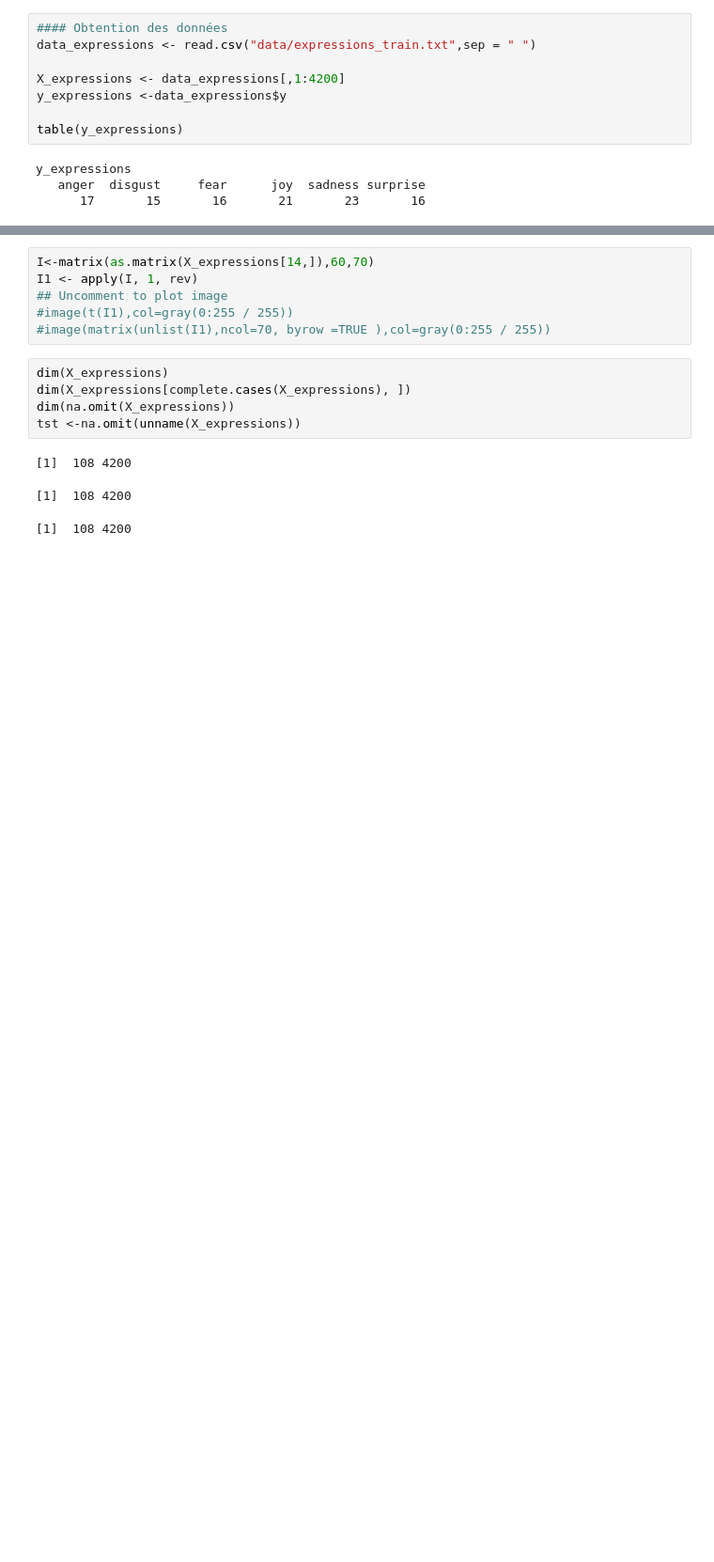
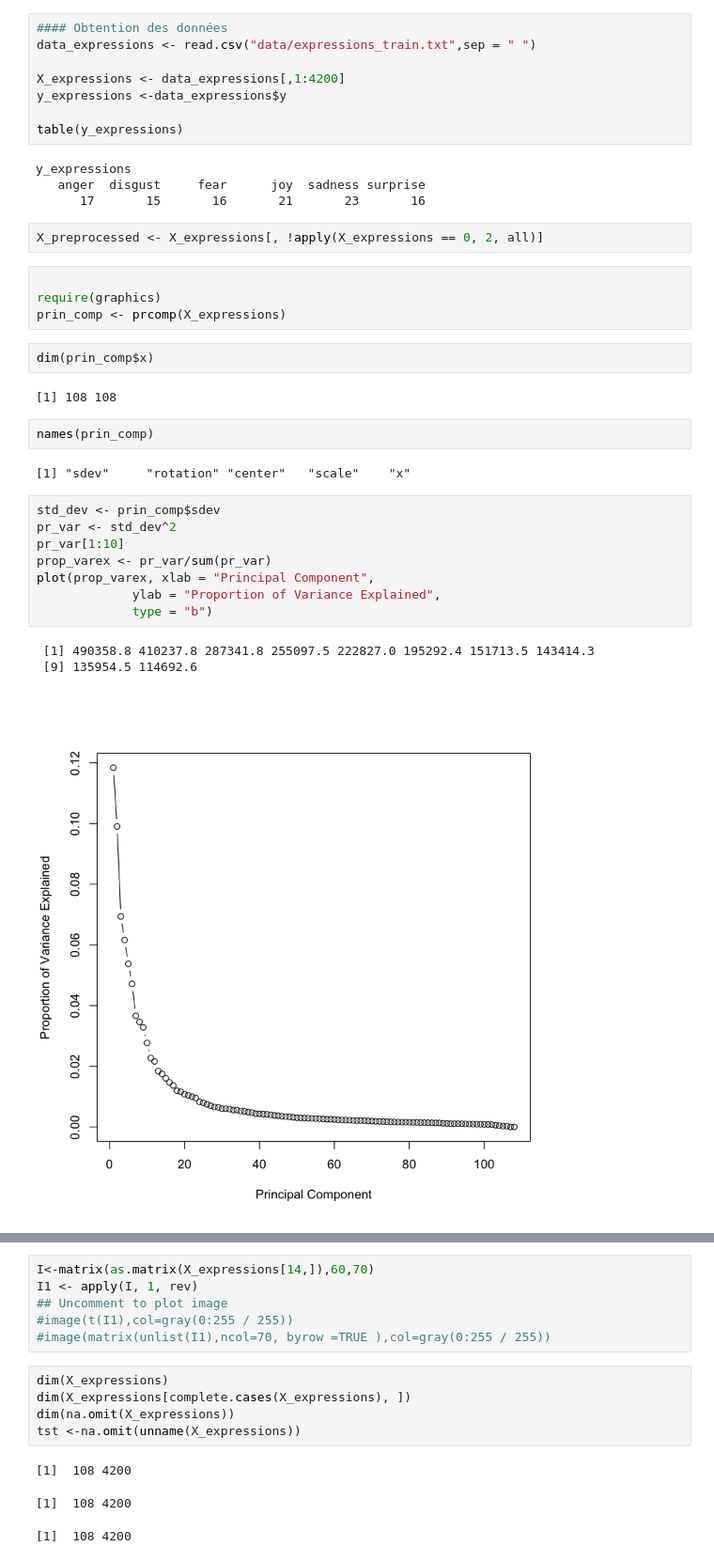
Before and after one commit to jbdouet/SY19_Project2, a Jupyter notebook: XGBOOST implementation .ipynb, the cells around one changed output, grey strips where cells are left out. Shown at 94% size. Cells and saved outputs as stored; diff of their text form; blank space fills up the shorter version.

```diff
--- a/XGBOOST implementation .ipynb
+++ b/XGBOOST implementation .ipynb
@@ -19,3 +21,29 @@ table(y_expressions)
 y_expressions
    anger  disgust     fear      joy  sadness surprise
       17       15       16       21       23       16
+# %%
+X_preprocessed <- X_expressions[, !apply(X_expressions == 0, 2, all)]
+# %%
+
+require(graphics)
+prin_comp <- prcomp(X_expressions)
+# %%
+dim(prin_comp$x)
+# %% [output]
+[1] 108 108
+# %%
+names(prin_comp)
+# %% [output]
+[1] "sdev"     "rotation" "center"   "scale"    "x"
+# %%
+std_dev <- prin_comp$sdev
+pr_var <- std_dev^2
+pr_var[1:10]
+prop_varex <- pr_var/sum(pr_var)
+plot(prop_varex, xlab = "Principal Component",
+             ylab = "Proportion of Variance Explained",
+             type = "b")
+# %% [output]
+ [1] 490358.8 410237.8 287341.8 255097.5 222827.0 195292.4 151713.5 143414.3
+ [9] 135954.5 114692.6
+[figure, added]
```
Also changed, not shown: parts of 6 cells of this notebook, 4 other files.
